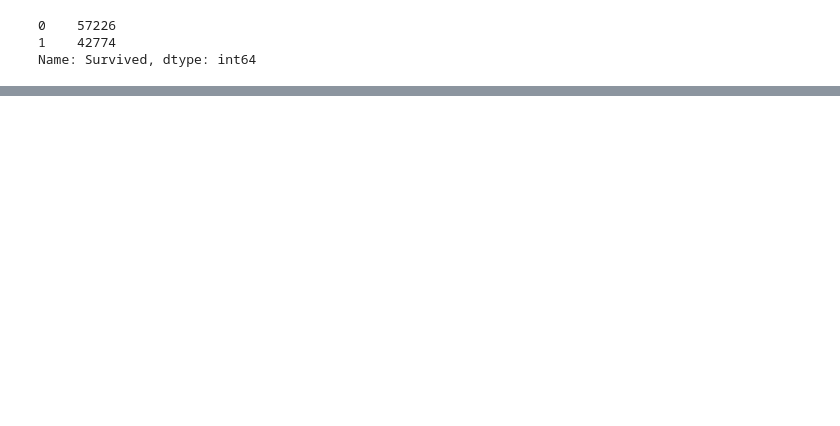
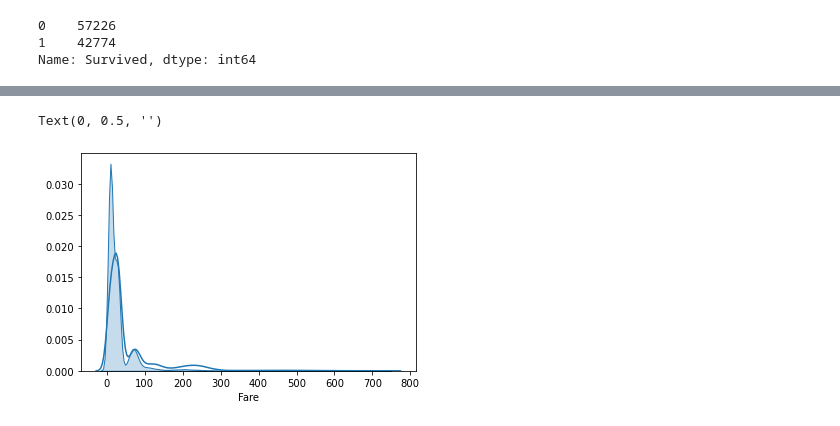
Before and after one commit to oduginov/ml-intro, a Jupyter notebook: 2_data_exploration/eda.ipynb, the cells around one changed output, grey strips where cells are left out. Drawn from its saved outputs; the diff is of its cells as text; code cells hidden in the pictures; blank space fills up the shorter version.

```diff
--- a/2_data_exploration/eda.ipynb
+++ b/2_data_exploration/eda.ipynb
@@ -714,0 +850,10 @@ Name: Survived, dtype: int64
+# %%
+# Assessing `Survival rate` over `Fare`
+
+distr = sns.kdeplot(x=train[train['Survived'] == 1]['Fare'], zorder=2, shade=False)
+distr = sns.kdeplot(x=train[train['Survived'] == 0]['Fare'], zorder=2, shade=True)
+distr.set_xlabel('Fare')
+distr.set_ylabel('')
+# %% [output]
+Text(0, 0.5, '')
+[figure, added]
```
Also changed, not shown: parts of 19 cells of this notebook.
